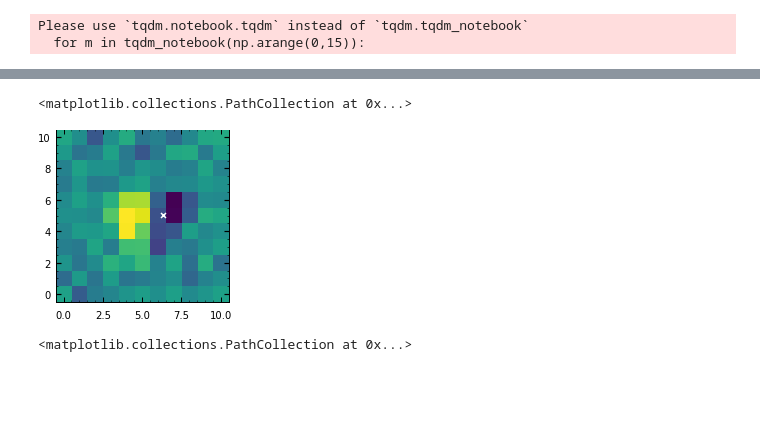
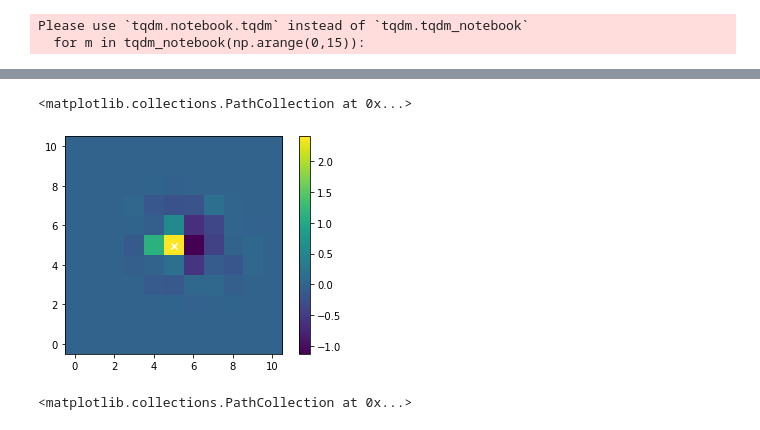
Before and after one commit to Higgins00/AstroResearch, a Jupyter notebook: Simulations.ipynb, the cells around one changed output, grey strips where cells are left out. Cells and saved outputs as stored; diff of their text form; code cells hidden in the pictures; blank space fills up the shorter version.

```diff
--- a/Simulations.ipynb
+++ b/Simulations.ipynb
@@ -508,7 +508,7 @@ def Simulate_Random_Image(imageshape=(11,11),separation=None,backgroundnoise=0,s
     freq1 = 1 #per day
     freq2 = 0 #per day
     for i in np.arange(len(freqs1)):
-        signal1 += relamps1[i] * np.sin(time*2*np.pi*freqs1[i]+np.pi)#get rid of +np.pi
+        signal1 += relamps1[i] * np.sin(time*2*np.pi*freqs1[i])#get rid of +np.pi
     #signal1 = relamp * np.sin(time*2*np.pi*freq1)
     for i in np.arange(len(freqs2)):
         signal1 += relamps2[i] * np.sin(time*2*np.pi*freqs2[i])
@@ -3091,8 +3091,8 @@ Please use `tqdm.notebook.tqdm` instead of `tqdm.tqdm_notebook`
 # %%
 freqs11 = [0.24783128, 0.69039098, 1.38013074, 2.52700119, 3.34108026, 4.79305406, 5.79621597, 6.36944641]
 freqs22 = [0.69039098 , 1.38013074, 1.9042865 , 2.83989113, 3.34108026, 6.10200123, 6.2921917 , 6.36944641]
-frequency_list = [0.69039098,1.38013074,3.34108026,6.36944641]
-image = Simulate_Random_Image(separation=1.5,star1flux=1000,star2flux=1000,star1pos=[5,5],freqs1 = freqs11, freqs2=freqs22,relamps1=[.05,.05,.05,.05,.05,.05,.05,.05],relamps2=[.05,.05,.05,.05,.05,.05,.05,.05])
+frequency_list =[0.69039098,1.38013074,3.34108026,6.36944641]
+image = Simulate_Random_Image(separation=1,star1flux=1000,star2flux=1000,star1pos=[5,5],freqs1 = freqs11, freqs2=freqs22,relamps1=[.05,.05,.05,.05,.05,.05,.05,.05],relamps2=[.05,.05,.05,.05,.05,.05,.05,.05])
 lightcurve = Create_LightCurve(image)
 initial_phases = Obtain_Initial_Phase(sum(sum(lightcurve)),frequency_list)
 final_phases = Obtain_Final_Phase(sum(sum(lightcurve)),frequency_list, initial_phases)
@@ -3154,0 +3193,6 @@ plt.scatter(5,5)
+# %%
+prf = PRF.Gaussian_PRF(.75)
+model = cfr.params['height0'].value*prf.locate(cfr.params['x'].value+.5, cfr.params['y'].value+.5, (11,11))
+plt.title('Residual')
+plt.imshow(model,origin='lower')
+plt.colorbar()
@@ -3155,10 +3202,11 @@ plt.scatter(5,5)
 # %%
 a=0
-plt.imshow(heatmap[a].reshape(11,11)/heatmap_error[a].reshape(11,11),origin = 'lower')
+plt.imshow(heatmap[a].reshape(11,11)-model,origin = 'lower')
+plt.colorbar()
 plt.scatter(cfr.params['x'].value,cfr.params['y'].value,marker='x',c='w')
 # %% [output]
 <matplotlib.collections.PathCollection at 0x...>
-[figure, old version]
+[figure, new version]
 # %%
 a=0
 plt.imshow(heatmap[a].reshape(11,11)/heatmap_error[a].reshape(11,11),origin = 'lower')
```
Also changed, not shown: parts of 5 cells of this notebook, 3 other files.
